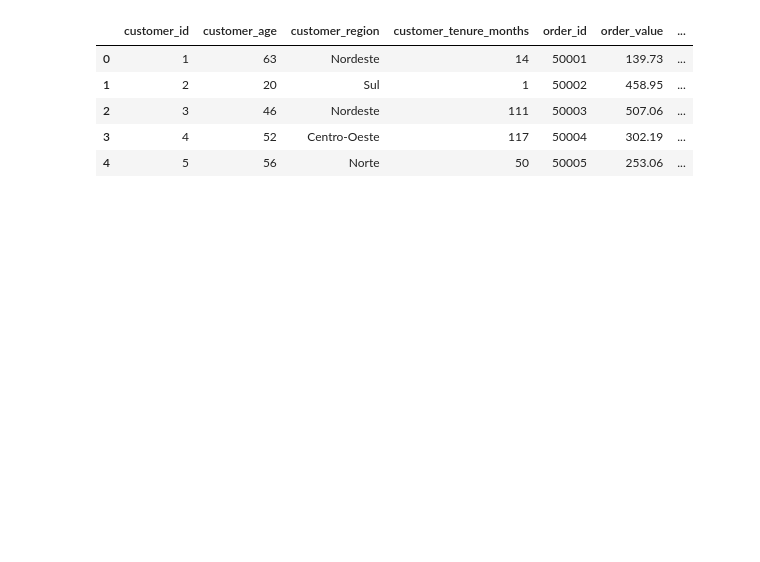
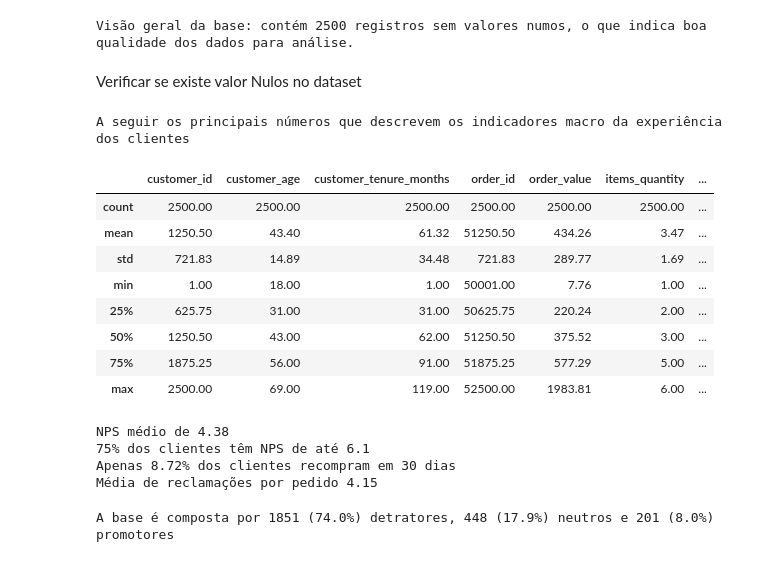
Before and after one commit to OPthyago/TECH-CHALLENGE-FASE-1, a Jupyter notebook: notebooks/TechChallenge.ipynb, the cells around one changed output. Cells and saved outputs as stored; diff of their text form; code cells hidden in the pictures; blank space fills up the shorter version.

Commit message:
EDA inicial: estatisticas descritivas, categorizacao do nps e histograma da distribuicao

```diff
--- a/notebooks/TechChallenge.ipynb
+++ b/notebooks/TechChallenge.ipynb
@@ -18,9 +27,52 @@ nps = pd.read_csv("../data/desafio_nps_fase_1.csv")
-# %%
-nps.head()
-# %% [output]
-|  | customer_id | customer_age | customer_region | customer_tenure_months | order_id | order_value | ... |
-| 0 | 1 | 63 | Nordeste | 14 | 50001 | 139.73 | ... |
-| 1 | 2 | 20 | Sul | 1 | 50002 | 458.95 | ... |
-| 2 | 3 | 46 | Nordeste | 111 | 50003 | 507.06 | ... |
-| 3 | 4 | 52 | Centro-Oeste | 117 | 50004 | 302.19 | ... |
-| 4 | 5 | 56 | Norte | 50 | 50005 | 253.06 | ... |
+# %%
+print(f'Visão geral da base: contém {nps["customer_id"].nunique()} registros sem valores numos, o que indica boa qualidade dos dados para análise.')
+# %% [output]
+Visão geral da base: contém 2500 registros sem valores numos, o que indica boa qualidade dos dados para análise.
+# %% [markdown]
+Verificar se existe valor Nulos no dataset
+# %%
+print('A seguir os principais números que descrevem os indicadores macro da experiência dos clientes')
+nps.describe().round(2)
+# %% [output]
+A seguir os principais números que descrevem os indicadores macro da experiência dos clientes
+|  | customer_id | customer_age | customer_tenure_months | order_id | order_value | items_quantity | ... |
+| count | 2500.00 | 2500.00 | 2500.00 | 2500.00 | 2500.00 | 2500.00 | ... |
+| mean | 1250.50 | 43.40 | 61.32 | 51250.50 | 434.26 | 3.47 | ... |
+| std | 721.83 | 14.89 | 34.48 | 721.83 | 289.77 | 1.69 | ... |
+| min | 1.00 | 18.00 | 1.00 | 50001.00 | 7.76 | 1.00 | ... |
+| 25% | 625.75 | 31.00 | 31.00 | 50625.75 | 220.24 | 2.00 | ... |
+| 50% | 1250.50 | 43.00 | 62.00 | 51250.50 | 375.52 | 3.00 | ... |
+| 75% | 1875.25 | 56.00 | 91.00 | 51875.25 | 577.29 | 5.00 | ... |
+| max | 2500.00 | 69.00 | 119.00 | 52500.00 | 1983.81 | 6.00 | ... |
+# %%
+print(f'NPS médio de {nps['nps_score'].mean():.2f}')
+
+print(f'75% dos clientes têm NPS de até {nps['nps_score'].quantile(0.75)}')
+
+print(f'Apenas {nps['repeat_purchase_30d'].mean()*100:.2f}% dos clientes recompram em 30 dias')
+
+print(f'Média de reclamações por pedido {nps['complaints_count'].mean():.2f}')
+# %% [output]
+NPS médio de 4.38
+75% dos clientes têm NPS de até 6.1
+Apenas 8.72% dos clientes recompram em 30 dias
+Média de reclamações por pedido 4.15
+# %%
+# Criação das categorias
+nps['nps_category'] = pd.cut(
+    nps['nps_score'],
+    bins=[0, 6, 8, 10],
+    labels=['Detrator', 'Neutro', 'Promotor'],
+    include_lowest=True
+)
+
+contagem = nps['nps_category'].value_counts()
+distribuicao = nps['nps_category'].value_counts(normalize=True) * 100
+
+detratores=distribuicao['Detrator']
+neutros=distribuicao['Neutro']
+promotores=distribuicao['Promotor']
+
+print(f'A base é composta por {contagem['Detrator']} ({detratores:.1f}%) detratores, {contagem['Neutro']} ({neutros:.1f}%) neutros e {contagem['Promotor']} ({promotores:.1f}%) promotores')
+# %% [output]
+A base é composta por 1851 (74.0%) detratores, 448 (17.9%) neutros e 201 (8.0%) promotores
```
Also changed, not shown: parts of 12 cells of this notebook.
